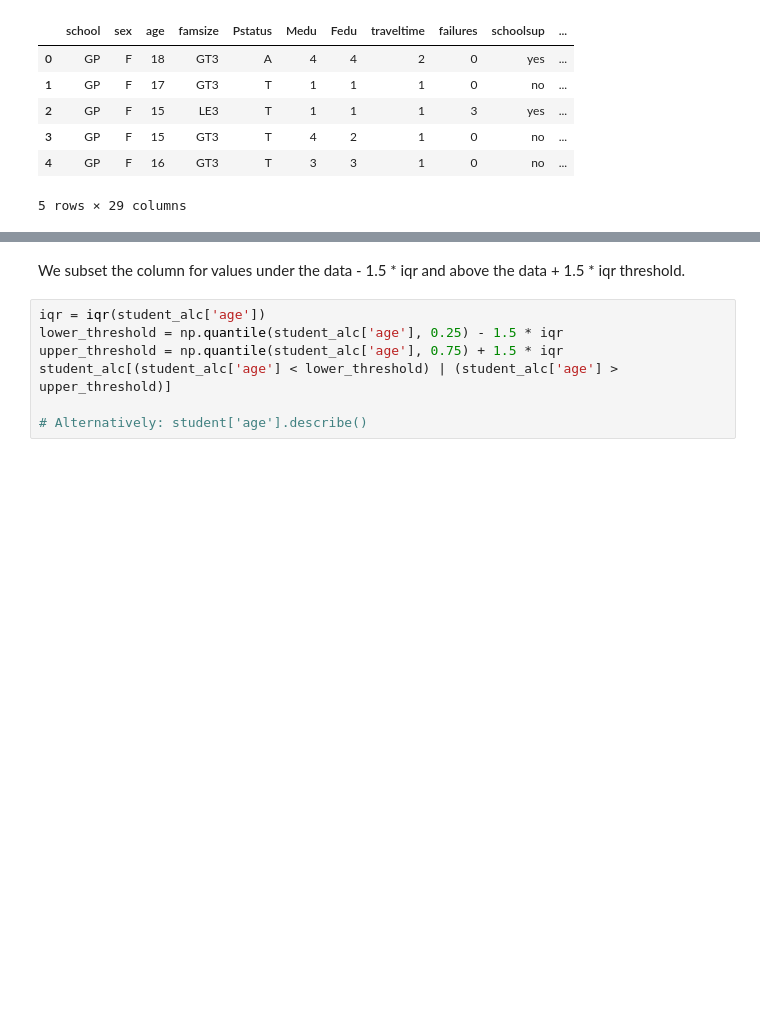
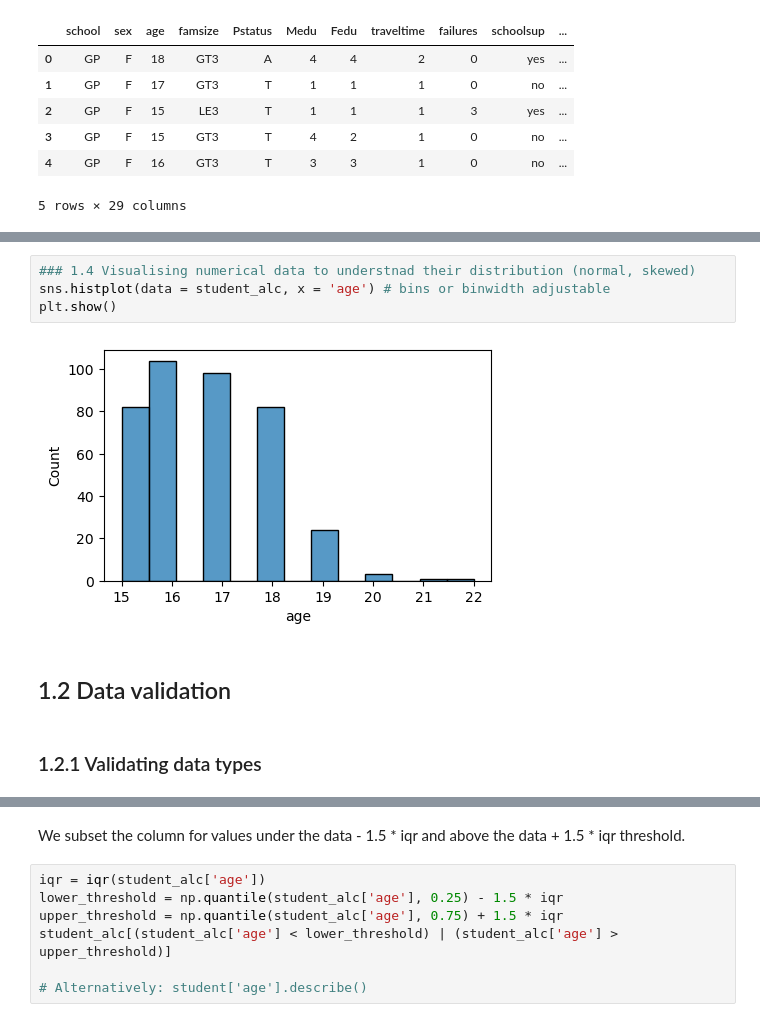
Before and after one commit to Timm26/Data_Science_Handbook, a Jupyter notebook: Preprocessing and EDA/EDA.ipynb, the cells around one changed output, grey strips where cells are left out. Cells and saved outputs as stored; diff of their text form; blank space fills up the shorter version.

Commit message:
Adding First Look and Data Validation

```diff
--- a/Preprocessing and EDA/EDA.ipynb
+++ b/Preprocessing and EDA/EDA.ipynb
@@ -21,0 +73,10 @@ student_alc.head()
+# %%
+### 1.4 Visualising numerical data to understnad their distribution (normal, skewed)
+sns.histplot(data = student_alc, x = 'age') # bins or binwidth adjustable
+plt.show()
+# %% [output]
+[figure, added]
+# %% [markdown]
+## 1.2 Data validation
+# %% [markdown]
+### 1.2.1 Validating data types
```
Also changed, not shown: parts of 12 cells of this notebook.
